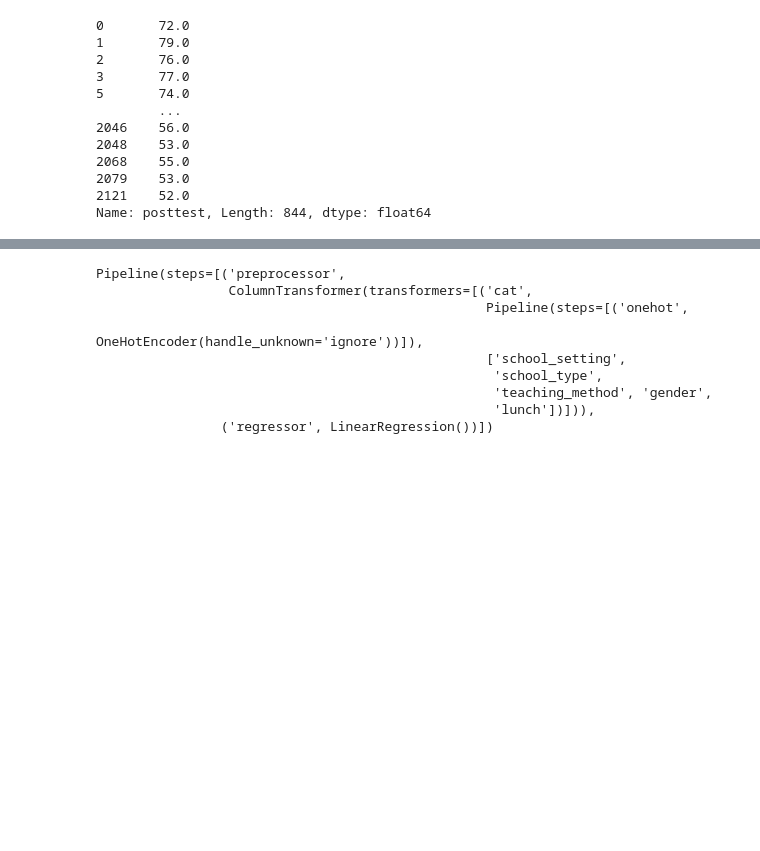
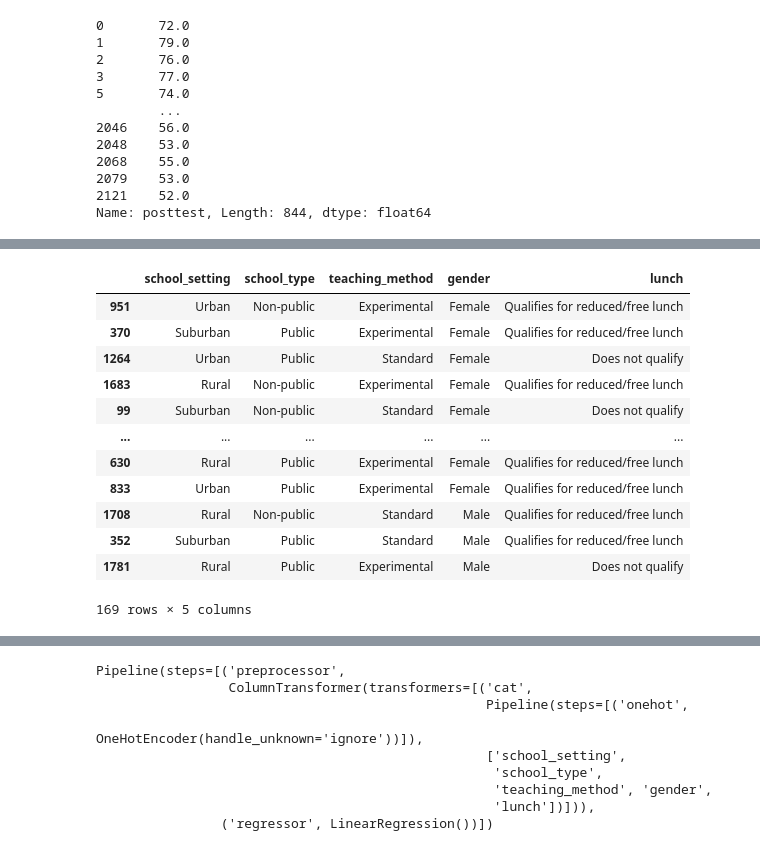
Before and after one commit to 4GeeksAcademy/nicholasdetriomlwebapp, a Jupyter notebook: src/explore.ipynb, the cells around one changed output, grey strips where cells are left out. Saved outputs shown, nothing was run; the diff lists cells and outputs as text; code cells hidden in the pictures; blank space fills up the shorter version.

```diff
--- a/src/explore.ipynb
+++ b/src/explore.ipynb
@@ -162,0 +179,16 @@ Name: posttest, Length: 844, dtype: float64
+# %%
+X_test
+# %% [output]
+|  | school_setting | school_type | teaching_method | gender | lunch |
+| 951 | Urban | Non-public | Experimental | Female | Qualifies for reduced/free lunch |
+| 370 | Suburban | Public | Experimental | Female | Qualifies for reduced/free lunch |
+| 1264 | Urban | Public | Standard | Female | Does not qualify |
+| 1683 | Rural | Non-public | Experimental | Female | Qualifies for reduced/free lunch |
+| 99 | Suburban | Non-public | Standard | Female | Does not qualify |
+| ... | ... | ... | ... | ... | ... |
+| 630 | Rural | Public | Experimental | Female | Qualifies for reduced/free lunch |
+| 833 | Urban | Public | Experimental | Female | Qualifies for reduced/free lunch |
+| 1708 | Rural | Non-public | Standard | Male | Qualifies for reduced/free lunch |
+| 352 | Suburban | Public | Standard | Male | Qualifies for reduced/free lunch |
+| 1781 | Rural | Public | Experimental | Male | Does not qualify |
+169 rows × 5 columns
```
Also changed, not shown: parts of 7 cells of this notebook, 2 other files.
